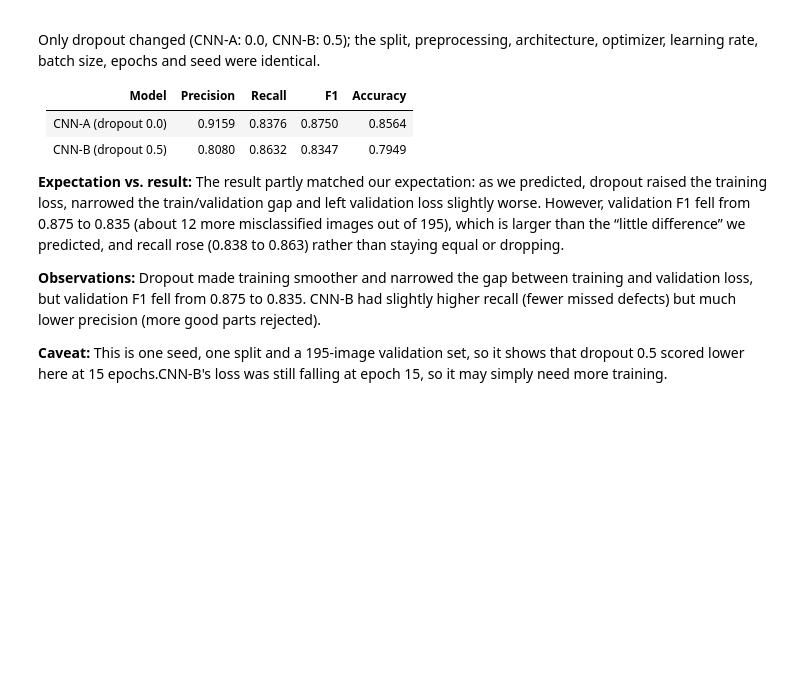
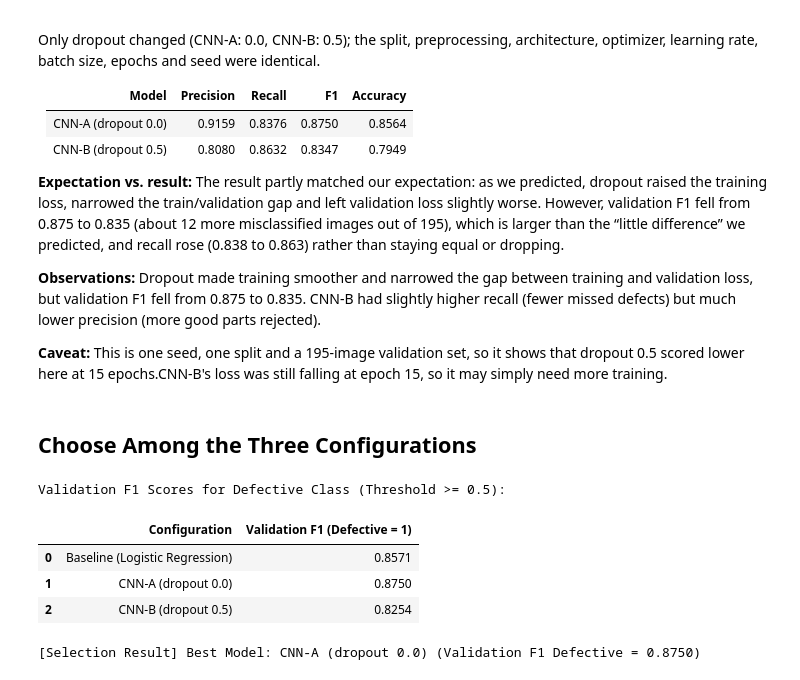
Before and after one commit to dljantz/machine-learning-final-project, a Jupyter notebook: project.ipynb, the cells around one changed output. Cells and saved outputs as stored; diff of their text form; code cells hidden in the pictures; blank space fills up the shorter version.

Commit message:
Add files via upload
Added parts 4 and 5 code and results.

```diff
--- a/project.ipynb
+++ b/project.ipynb
@@ -442,3 +442,76 @@ Only dropout changed (CNN-A: 0.0, CNN-B: 0.5); the split, preprocessing, archite
 **Observations:** Dropout made training smoother and narrowed the gap between training and validation loss, but validation F1 fell from 0.875 to 0.835. CNN-B had slightly higher recall (fewer missed defects) but much lower precision (more good parts rejected).
 
 **Caveat:** This is one seed, one split and a 195-image validation set, so it shows that dropout 0.5 scored lower here at 15 epochs.CNN-B's loss was still falling at epoch 15, so it may simply need more training.
+# %% [markdown]
+## Choose Among the Three Configurations
+# %%
+# generate validation predictions for all three configurations using the fixed threshold (0.5)
+lr_probs = log_reg.predict_proba(X_val_flat)[:, 1]
+lr_preds = (lr_probs >= THRESHOLD).astype(int)
+
+cnn_a_probs = predict_probs(cnn_a, val_dataset)
+cnn_a_preds = (cnn_a_probs >= THRESHOLD).astype(int)
+
+cnn_b_probs = predict_probs(cnn_b, val_dataset)
+cnn_b_preds = (cnn_b_probs >= THRESHOLD).astype(int)
+
+# package evaluation metrics and training times
+models_eval = {
+    "Baseline (Logistic Regression)": {
+        "metrics": defect_metrics(y_val, lr_preds),
+        "train_time": lr_train_time,
+        "is_simpler": True  # LR is simpler than CNNs
+    },
+    "CNN-A (dropout 0.0)": {
+        "metrics": defect_metrics(y_val, cnn_a_preds),
+        "train_time": time_a,
+        "is_simpler": False
+    },
+    "CNN-B (dropout 0.5)": {
+        "metrics": defect_metrics(y_val, cnn_b_preds),
+        "train_time": time_b,
+        "is_simpler": False
+    }
+}
+
+# all validation f1 scores (defective)
+f1_summary = pd.DataFrame(
+    [
+        {
+            "Configuration": name,
+            "Validation F1 (Defective = 1)": round(info["metrics"]["F1"], 4)
+        }
+        for name, info in models_eval.items()
+    ]
+)
+
+print("Validation F1 Scores for Defective Class (Threshold >= 0.5):")
+display(f1_summary)
+
+# select model using validation F1 for the defective class (break ties using simpler model)
+best_name = None
+best_f1 = -1.0
+best_is_simpler = False
+
+for name, info in models_eval.items():
+    f1 = info["metrics"]["F1"]
+    is_simpler = info["is_simpler"]
+
+    if f1 > best_f1:
+        best_f1 = f1
+        best_name = name
+        best_is_simpler = is_simpler
+    elif abs(f1 - best_f1) < 1e-6:
+        if is_simpler and not best_is_simpler:
+            best_name = name
+            best_f1 = f1
+            best_is_simpler = is_simpler
+
+print(f"\n[Selection Result] Best Model: {best_name} (Validation F1 Defective = {best_f1:.4f})")
+# %% [output]
+Validation F1 Scores for Defective Class (Threshold >= 0.5):
+|  | Configuration | Validation F1 (Defective = 1) |
+| 0 | Baseline (Logistic Regression) | 0.8571 |
+| 1 | CNN-A (dropout 0.0) | 0.8750 |
+| 2 | CNN-B (dropout 0.5) | 0.8254 |
+[Selection Result] Best Model: CNN-A (dropout 0.0) (Validation F1 Defective = 0.8750)
```
Also changed, not shown: parts of 3 cells of this notebook.
